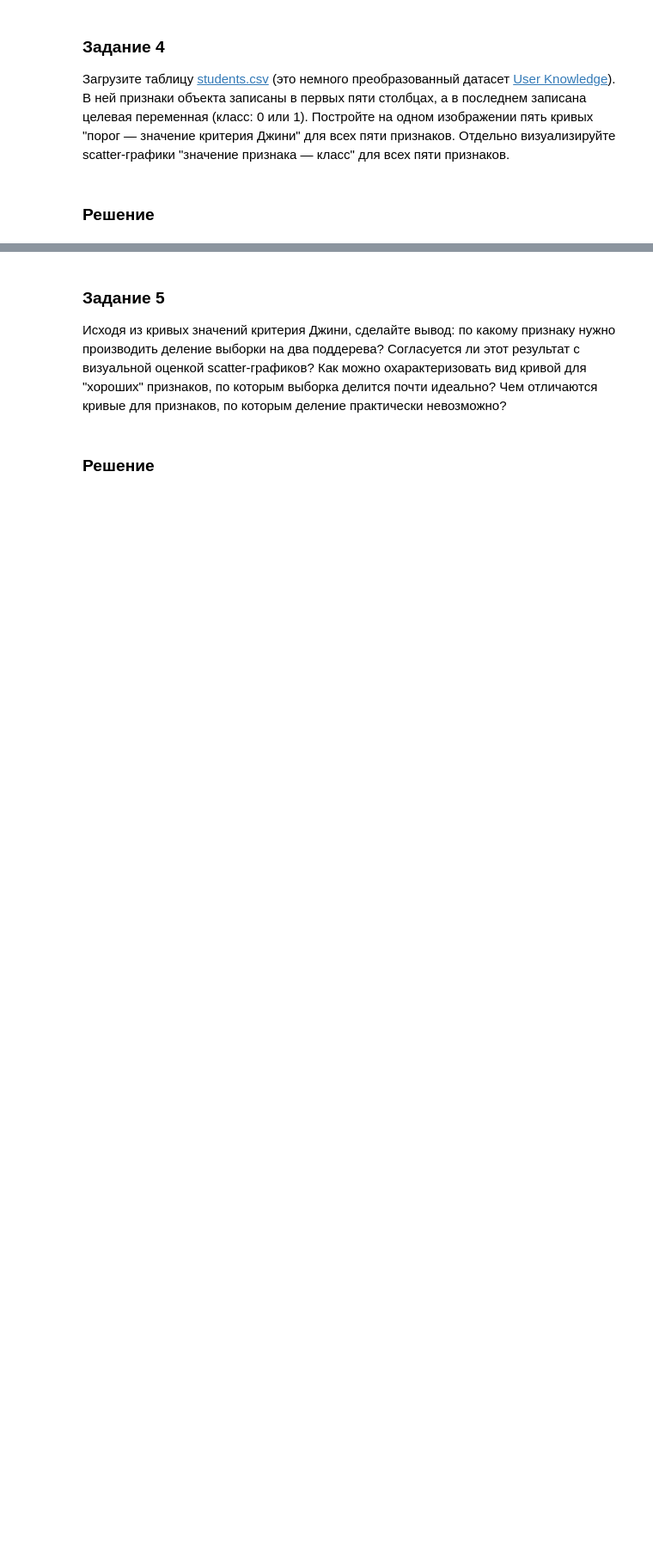
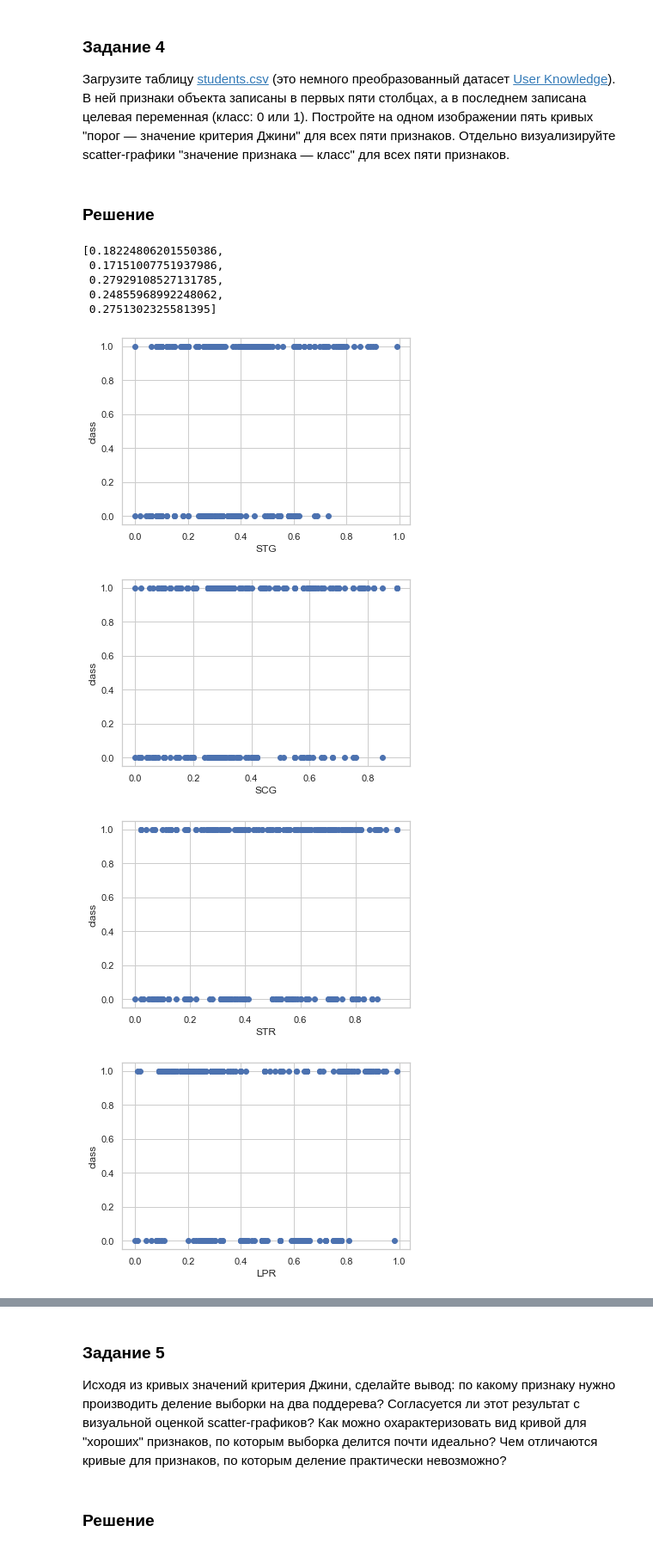
Before and after one commit to Portilloronny6/MMOY, a Jupyter notebook: Задание 9/9_2_Решающие деревья.ipynb, the cells around one changed output, grey strips where cells are left out. Shown at 86% size. Drawn from its saved outputs; the diff is of its cells as text; code cells hidden in the pictures; blank space fills up the shorter version.

```diff
--- a/Задание 9/9_2_Решающие деревья.ipynb
+++ b/Задание 9/9_2_Решающие деревья.ipynb
@@ -262,3 +259,56 @@ find_best_split(X, y, 0)
 Загрузите таблицу [students.csv](https://drive.google.com/file/d/0B2zoFVYw1rN3a0d0Zm43TzQ4aUU/view?usp=sharing) (это немного преобразованный датасет [User Knowledge](https://archive.ics.uci.edu/ml/datasets/User+Knowledge+Modeling)). В ней признаки объекта записаны в первых пяти столбцах, а в последнем записана целевая переменная (класс: 0 или 1). Постройте на одном изображении пять кривых "порог — значение критерия Джини" для всех пяти признаков. Отдельно визуализируйте scatter-графики "значение признака — класс" для всех пяти признаков.
 # %% [markdown]
 ### Решение
+# %%
+import pandas as pd
+
+# Load the data
+data = pd.read_csv('students.csv')
+
+# the features of the object are written in the first five columns, and the target variable (class: 0 or 1) is written in the last one.
+X = data.iloc[:, :-1]
+y = data.iloc[:, -1]
+
+
+# Calcule Gini index for each feature
+
+
+def gini_index(X):
+    """
+    Calculate the Gini index.
+    Parameters
+    ----------
+    X : array-like, shape (n_samples, n_features)
+        Feature matrix.
+    Returns
+    -------
+    gini : float
+        Gini index value.
+    """
+    # Вычислите значение критерия Джини для данного разбиения
+    n_samples = X.shape[0]
+    gini = []
+    for feature in X.columns:
+        gini.append((np.sum(X[feature] ** 2) / n_samples))
+    return gini
+
+
+gini_index(X)
+# %% [output]
+[0.18224806201550386,
+ 0.17151007751937986,
+ 0.27929108527131785,
+ 0.24855968992248062,
+ 0.2751302325581395]
+# %%
+# Separately visualize “feature value - class” scatter plots for all five features
+for i in range(5):
+    plt.scatter(X.iloc[:, i], y)
+    plt.xlabel(X.columns[i])
+    plt.ylabel('class')
+    plt.show()
+# %% [output]
+[figure, added]
+[figure, added]
+[figure, added]
+[figure, added]
```
Also changed, not shown: parts of 8 cells of this notebook.
